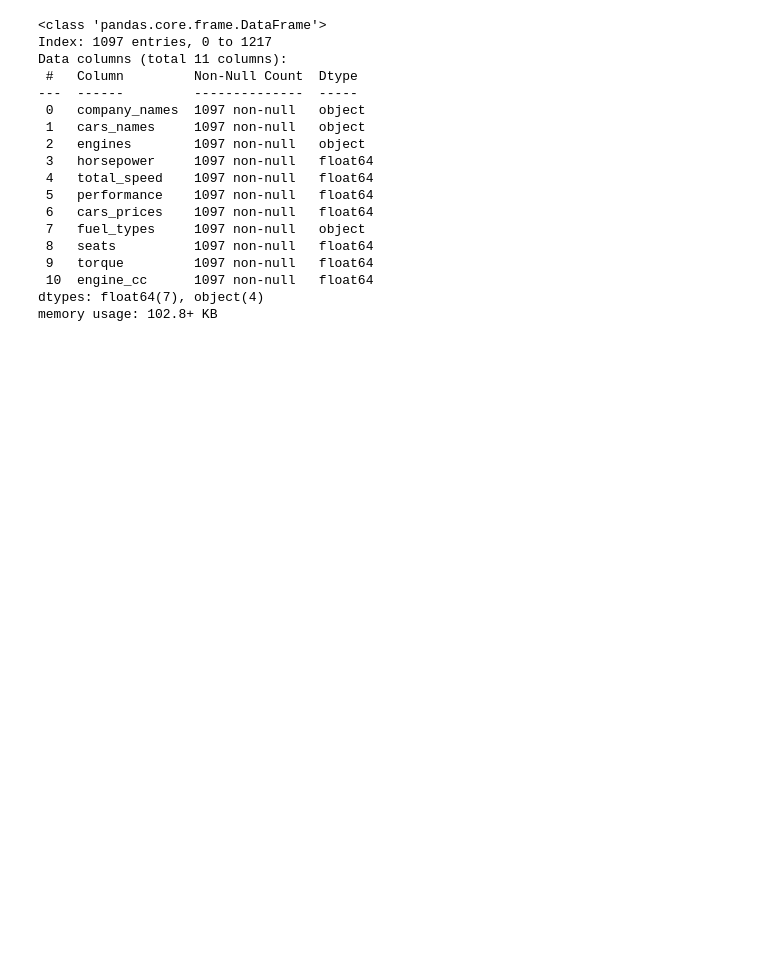
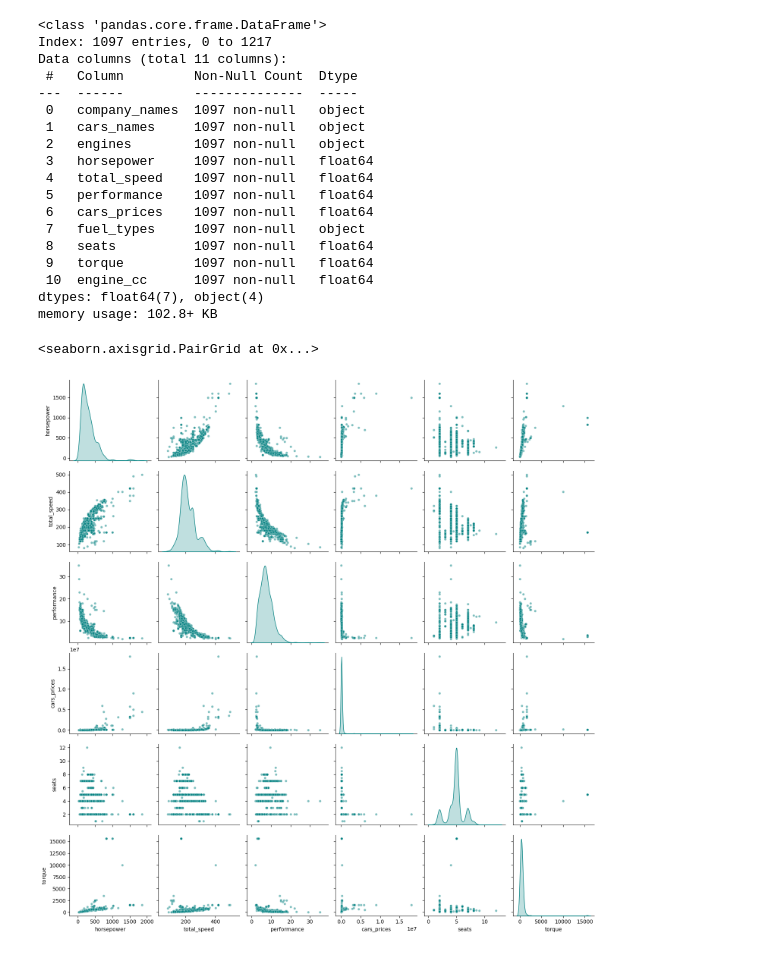
Before and after one commit to Wazard/GruppoX-Car-Analysis, a Jupyter notebook: car_analysis.ipynb, the cells around one changed output. Cells and saved outputs as stored; diff of their text form; code cells hidden in the pictures; blank space fills up the shorter version.

Commit message:
scattermarit plot

```diff
--- a/car_analysis.ipynb
+++ b/car_analysis.ipynb
@@ -948,3 +948,12 @@ Data columns (total 11 columns):
  10  engine_cc      1097 non-null   float64
 dtypes: float64(7), object(4)
 memory usage: 102.8+ KB
+# %%
+numeric_cols = both_cars_df.select_dtypes(include="number")
+sns.pairplot(numeric_cols, diag_kind="kde",
+                            plot_kws={'alpha':0.5, 's':20, 'color': 'teal'},
+                            diag_kws={'fill':True, 'color':'teal'},
+                            height=2.5)
+# %% [output]
+<seaborn.axisgrid.PairGrid at 0x...>
+[figure, added]
```
